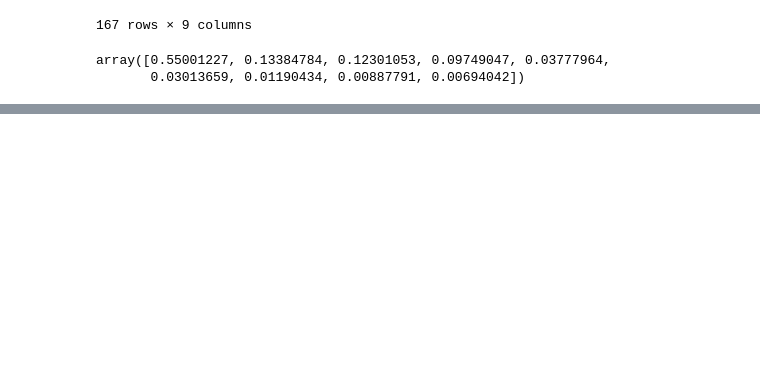
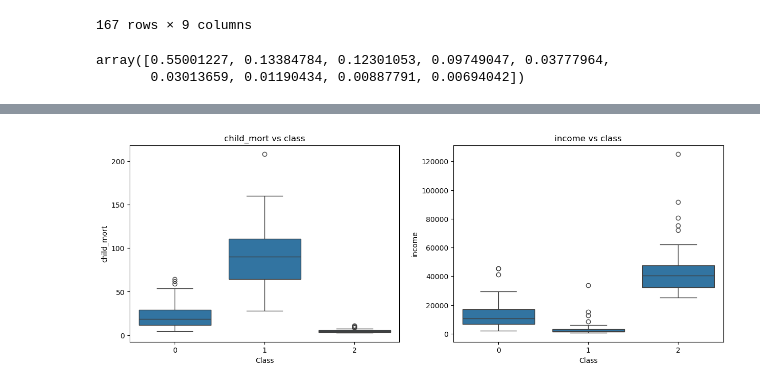
Before and after one commit to ozgurcanozel/UnsupervisedLearningProject, a Jupyter notebook: Homework.ipynb, the cells around one changed output, grey strips where cells are left out. Cells and saved outputs as stored; diff of their text form; code cells hidden in the pictures; blank space fills up the shorter version.

```diff
--- a/Homework.ipynb
+++ b/Homework.ipynb
@@ -132,0 +194,2 @@ array([0.55001227, 0.13384784, 0.12301053, 0.09749047, 0.03777964,
+# %%
+labels = model.labels_
@@ -132,0 +200,2 @@ array([0.55001227, 0.13384784, 0.12301053, 0.09749047, 0.03777964,
+# %%
+df['Class'] = labels
@@ -132,0 +218,16 @@ array([0.55001227, 0.13384784, 0.12301053, 0.09749047, 0.03777964,
+# %%
+
+
+fig, ax = plt.subplots(nrows = 1, ncols= 2 , figsize=(15,5))
+
+plt.subplot(1,2,1)
+sns.boxplot(data=df, x="Class", y="child_mort")
+plt.title("child_mort vs class")
+
+plt.subplot(1,2,2)
+sns.boxplot(data=df, x="Class", y="income")
+plt.title("income vs class")
+
+plt.show()
+# %% [output]
+[figure, added]
```
Also changed, not shown: parts of 17 cells of this notebook, 2 other files.
